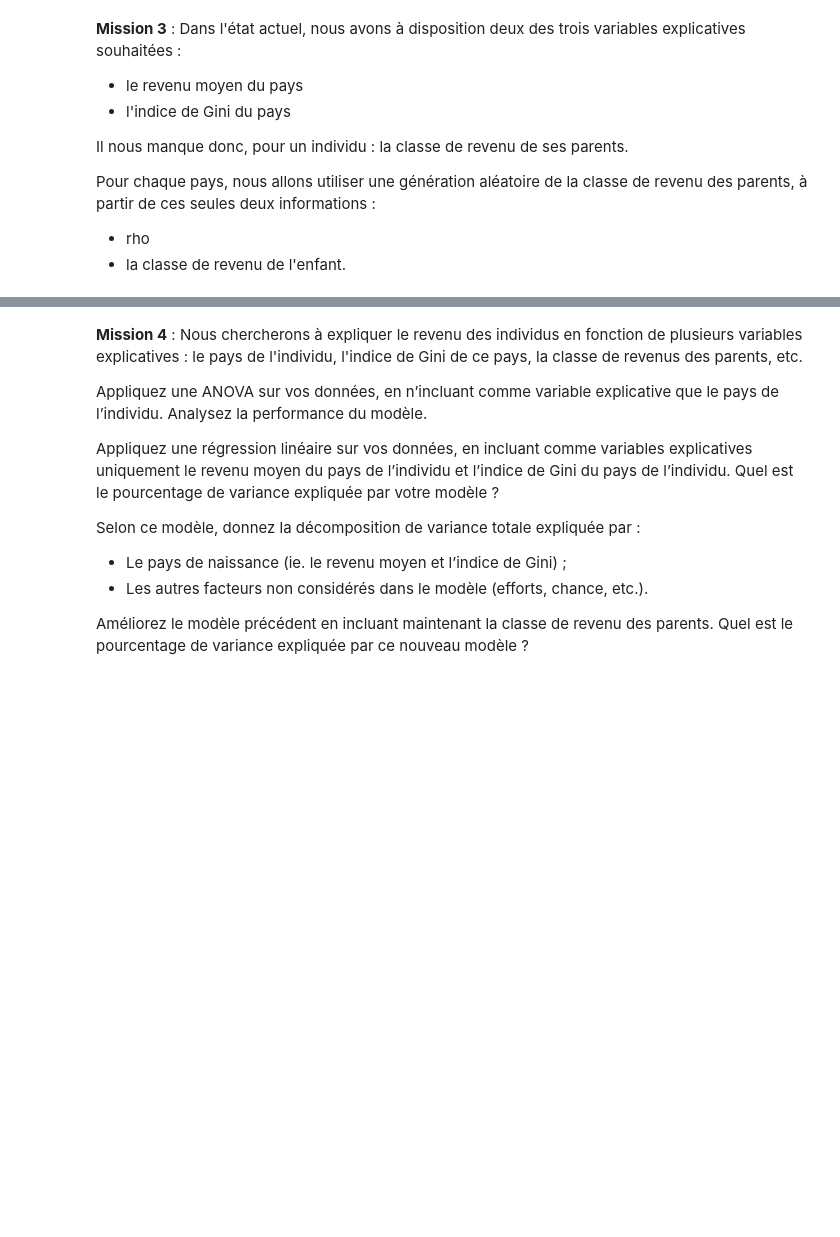
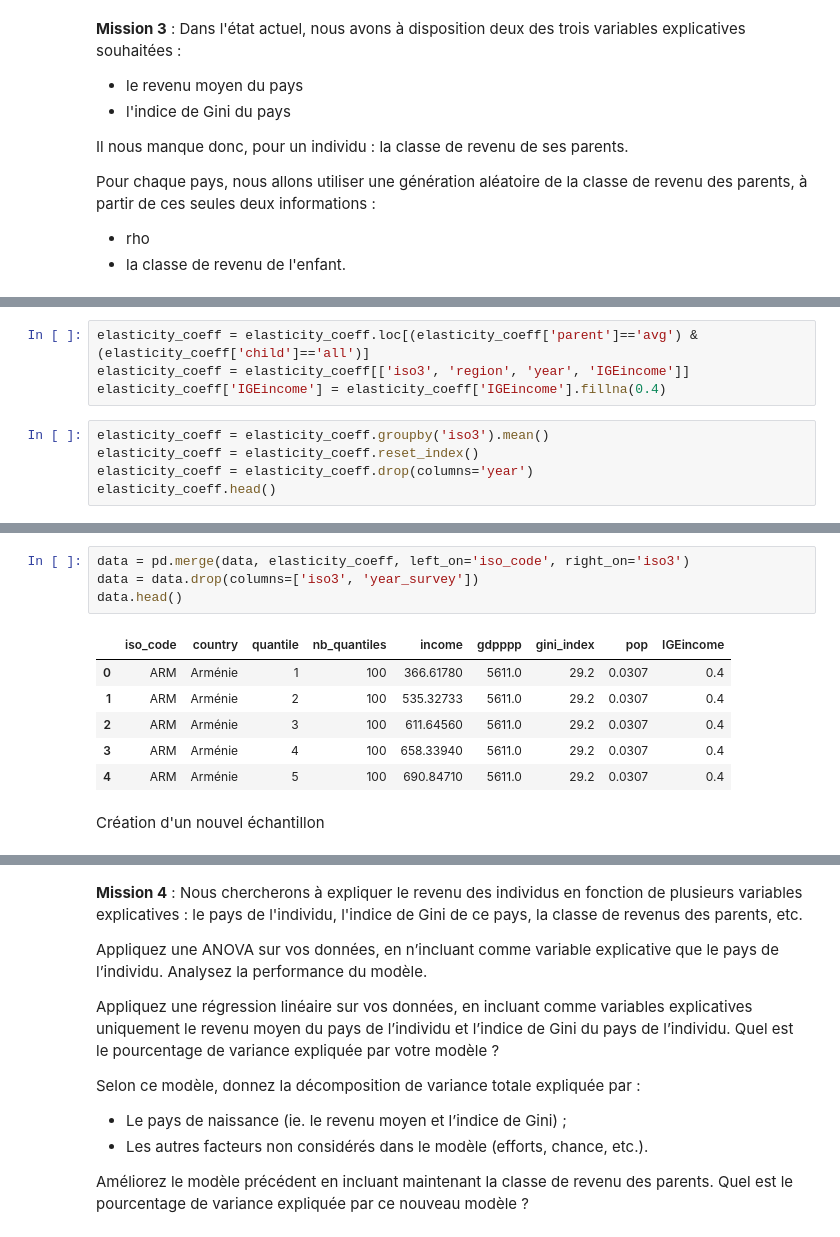
Before and after one commit to Sylvariane/prediction_revenus, a Jupyter notebook: P07_code.ipynb, the cells around one changed output, grey strips where cells are left out. Drawn from its saved outputs; the diff is of its cells as text; blank space fills up the shorter version.

```diff
--- a/P07_code.ipynb
+++ b/P07_code.ipynb
@@ -405,0 +368,9 @@ print("\nP(c_i_parent = {} | c_i_child = {}, pj = {}) = {}".format(c_i_parent, c
+# %%
+elasticity_coeff = elasticity_coeff.loc[(elasticity_coeff['parent']=='avg') & (elasticity_coeff['child']=='all')]
+elasticity_coeff = elasticity_coeff[['iso3', 'region', 'year', 'IGEincome']]
+elasticity_coeff['IGEincome'] = elasticity_coeff['IGEincome'].fillna(0.4)
+# %%
+elasticity_coeff = elasticity_coeff.groupby('iso3').mean()
+elasticity_coeff = elasticity_coeff.reset_index()
+elasticity_coeff = elasticity_coeff.drop(columns='year')
+elasticity_coeff.head()
@@ -405,0 +384,13 @@ print("\nP(c_i_parent = {} | c_i_child = {}, pj = {}) = {}".format(c_i_parent, c
+# %%
+data = pd.merge(data, elasticity_coeff, left_on='iso_code', right_on='iso3')
+data = data.drop(columns=['iso3', 'year_survey'])
+data.head()
+# %% [output]
+|  | iso_code | country | quantile | nb_quantiles | income | gdpppp | gini_index | pop | IGEincome |
+| 0 | ARM | Arménie | 1 | 100 | 366.61780 | 5611.0 | 29.2 | 0.0307 | 0.4 |
+| 1 | ARM | Arménie | 2 | 100 | 535.32733 | 5611.0 | 29.2 | 0.0307 | 0.4 |
+| 2 | ARM | Arménie | 3 | 100 | 611.64560 | 5611.0 | 29.2 | 0.0307 | 0.4 |
+| 3 | ARM | Arménie | 4 | 100 | 658.33940 | 5611.0 | 29.2 | 0.0307 | 0.4 |
+| 4 | ARM | Arménie | 5 | 100 | 690.84710 | 5611.0 | 29.2 | 0.0307 | 0.4 |
+# %% [markdown]
+Création d'un nouvel échantillon
```
Also changed, not shown: parts of 17 cells of this notebook.
